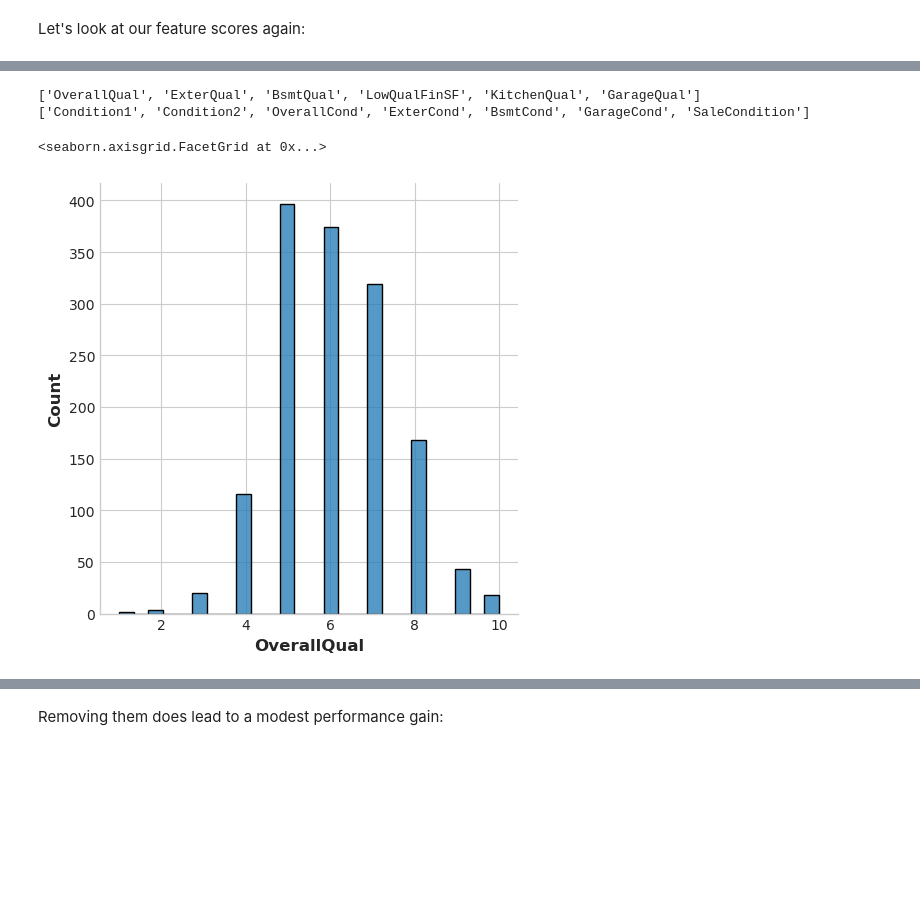
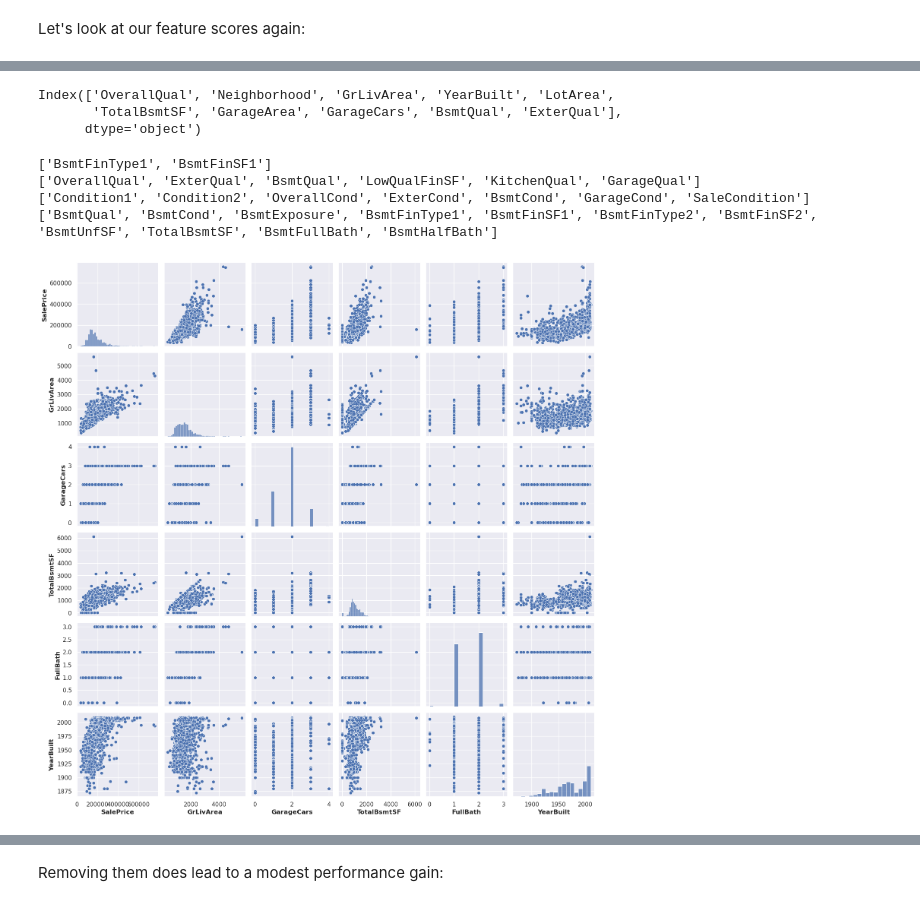
Before and after one commit to xiphos-dev/House_pricing_feature_engineering, a Jupyter notebook: feature-engineering-for-house-prices_1st_transforms.ipynb, the cells around one changed output, grey strips where cells are left out. Cells and saved outputs as stored; diff of their text form; code cells hidden in the pictures; blank space fills up the shorter version.

```diff
--- a/feature-engineering-for-house-prices_1st_transforms.ipynb
+++ b/feature-engineering-for-house-prices_1st_transforms.ipynb
@@ -10,6 +10,7 @@ import pandas as pd
 import seaborn as sns
 from IPython.display import display
 from pandas.api.types import CategoricalDtype
+from scipy.stats import norm
 
 from category_encoders import MEstimateEncoder
 from sklearn.cluster import KMeans
@@ -27,8 +28,8 @@ plt.rc(
     labelweight="bold",
     labelsize="large",
     titleweight="bold",
-    titlesize=14,
-    titlepad=10,
+    titlesize=12,
+    titlepad=9,
 )
 
 # Mute warnings
@@ -352,13 +371,27 @@ numeric
+# %%
+print(mi_scores.axes[0][:10])
+# %% [output]
+Index(['OverallQual', 'Neighborhood', 'GrLivArea', 'YearBuilt', 'LotArea',
+       'TotalBsmtSF', 'GarageArea', 'GarageCars', 'BsmtQual', 'ExterQual'],
+      dtype='object')
 # %%
 qual = [col for col in df.columns if "qual" in col.lower()]
 cond = [col for col in df.columns if "cond" in col.lower()]
+bsmt = [col for col in df.columns if "bsmt" in col.lower()]
+bsmt_1 = [col for col in df.columns if "bsmt" in col.lower() and "1" == col[-1]]
+print(bsmt_1)
 print(qual)
 print(cond)
+print(bsmt)
 # %% [output]
+['BsmtFinType1', 'BsmtFinSF1']
 ['OverallQual', 'ExterQual', 'BsmtQual', 'LowQualFinSF', 'KitchenQual', 'GarageQual']
 ['Condition1', 'Condition2', 'OverallCond', 'ExterCond', 'BsmtCond', 'GarageCond', 'SaleCondition']
+['BsmtQual', 'BsmtCond', 'BsmtExposure', 'BsmtFinType1', 'BsmtFinSF1', 'BsmtFinType2', 'BsmtFinSF2', 'BsmtUnfSF', 'TotalBsmtSF', 'BsmtFullBath', 'BsmtHalfBath']
-# %%
-sns.displot(df["OverallQual"])
-# %% [output]
-<seaborn.axisgrid.FacetGrid at 0x...>
-[figure, removed]
+# %%
+sns.set()
+cols = ['SalePrice', 'OverallQual', 'GrLivArea', 'GarageCars', 'TotalBsmtSF', 'FullBath', 'YearBuilt']
+sns.pairplot(df_train[cols], size = 2.5)
+plt.show();
+# %% [output]
+[figure, added]
```
Also changed, not shown: parts of 45 cells of this notebook.
